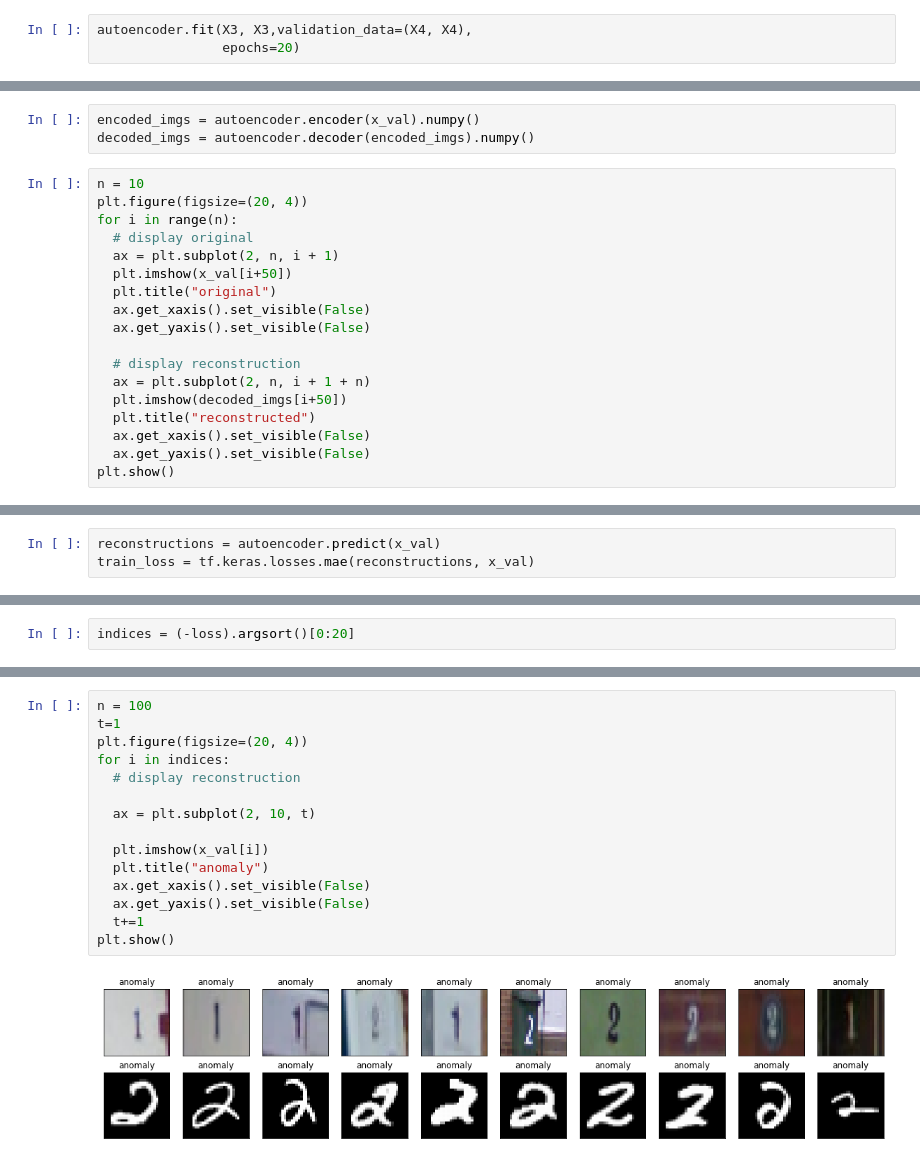
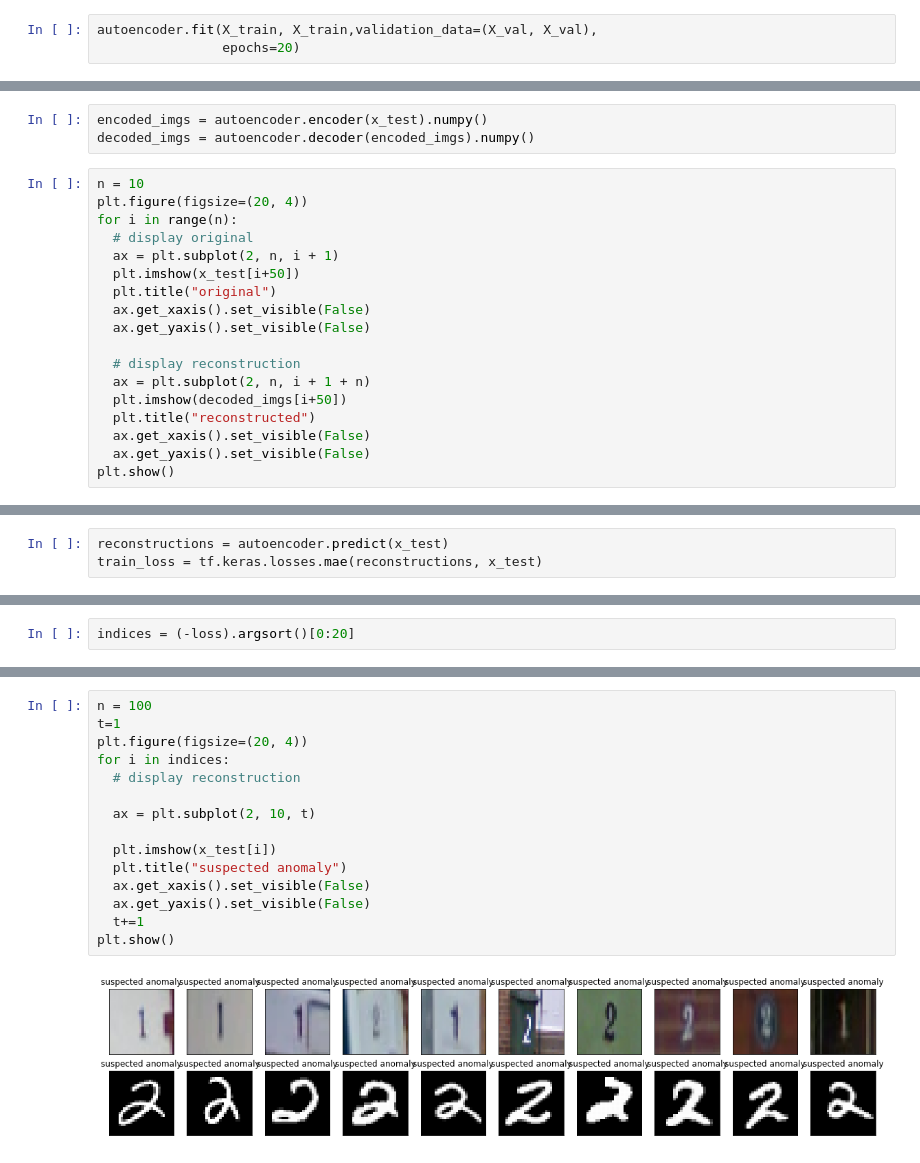
Before and after one commit to 6yuvaldavid/Anomaly-Detection, a Jupyter notebook: anomaly_detection.ipynb, the cells around one changed output, grey strips where cells are left out. Drawn from its saved outputs; the diff is of its cells as text.

```diff
--- a/anomaly_detection.ipynb
+++ b/anomaly_detection.ipynb
@@ -116,5 +122,5 @@ print(len(X_test))
 # %%
-autoencoder.fit(X3, X3,validation_data=(X4, X4),
+autoencoder.fit(X_train, X_train,validation_data=(X_val, X_val),
                 epochs=20)
 # %% [output]
 Epoch 1/20
@@ -138,5 +146,5 @@ Epoch 20/20
 # %%
-encoded_imgs = autoencoder.encoder(x_val).numpy()
+encoded_imgs = autoencoder.encoder(x_test).numpy()
 decoded_imgs = autoencoder.decoder(encoded_imgs).numpy()
 # %%
 n = 10
@@ -144,7 +152,7 @@ plt.figure(figsize=(20, 4))
 for i in range(n):
   # display original
   ax = plt.subplot(2, n, i + 1)
-  plt.imshow(x_val[i+50])
+  plt.imshow(x_test[i+50])
   plt.title("original")
   ax.get_xaxis().set_visible(False)
   ax.get_yaxis().set_visible(False)
@@ -163,7 +173,7 @@ encoded_data = autoencoder.encoder(x_val).numpy()
 decoded_data = autoencoder.decoder(encoded_data).numpy()
 # %%
-reconstructions = autoencoder.predict(x_val)
-train_loss = tf.keras.losses.mae(reconstructions, x_val)
+reconstructions = autoencoder.predict(x_test)
+train_loss = tf.keras.losses.mae(reconstructions, x_test)
 # %%
 loss = tf.reduce_sum(train_loss, 2).numpy()
 # %%
@@ -178,20 +188,20 @@ array([60, 76, 46, 29,  3, 10, 24,  0, 55,  6, 78, 27, 32, 20, 52, 31, 26,
 # %%
 n = 100
 t=1
 plt.figure(figsize=(20, 4))
 for i in indices:
   # display reconstruction
 
   ax = plt.subplot(2, 10, t)
 
-  plt.imshow(x_val[i])
-  plt.title("anomaly")
+  plt.imshow(x_test[i])
+  plt.title("suspected anomaly")
   ax.get_xaxis().set_visible(False)
   ax.get_yaxis().set_visible(False)
   t+=1
 plt.show()
 # %% [output]
-[figure, old version]
+[figure, new version]
 # %%
 loss[indices]
 # %% [output]
```
Also changed, not shown: parts of 17 cells of this notebook.
